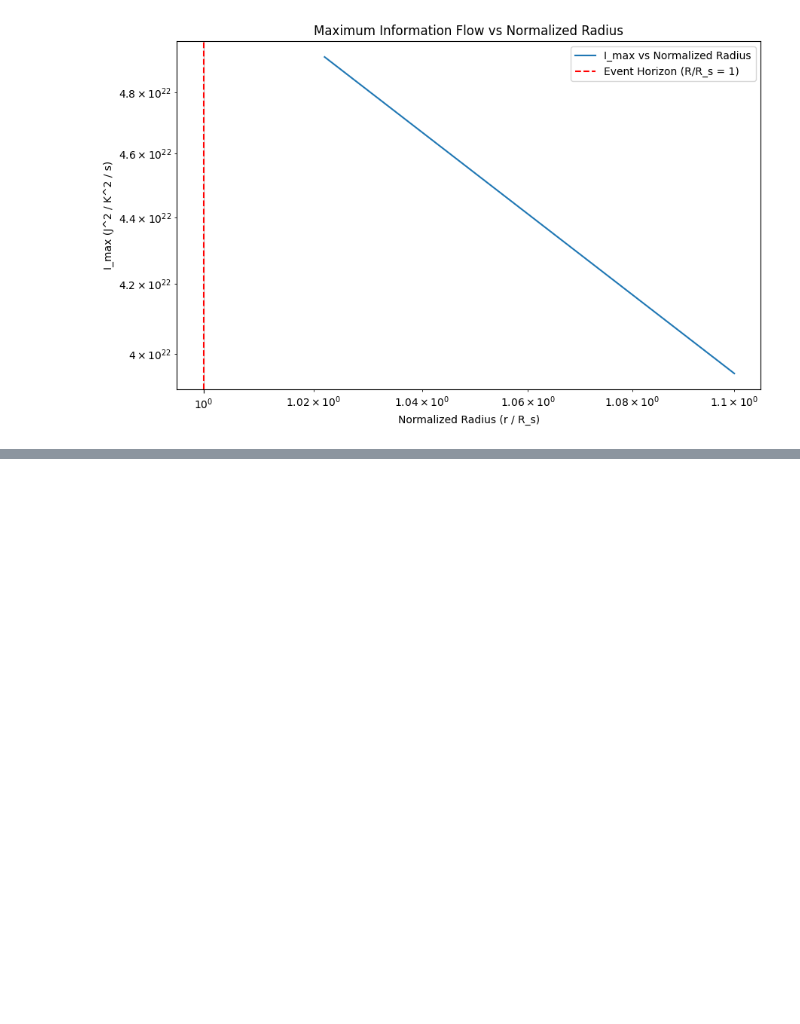
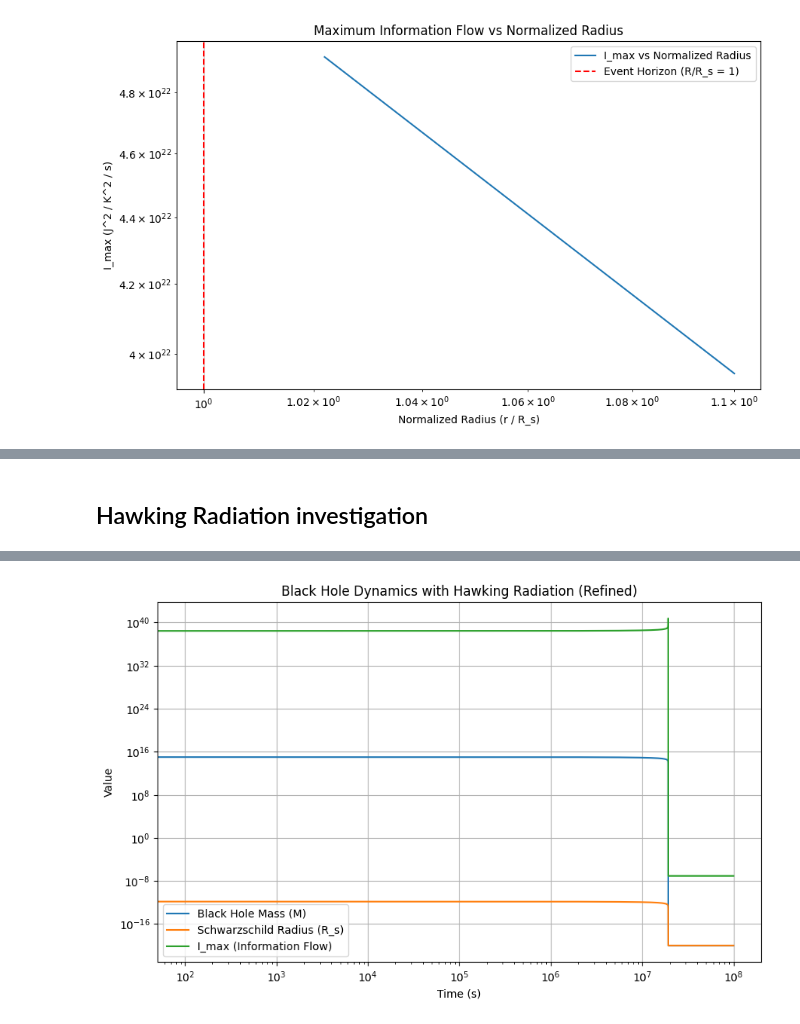
Before and after one commit to nking-1/Generativity, a Jupyter notebook: ComplexityEfficiency.ipynb, the cells around one changed output, grey strips where cells are left out. Cells and saved outputs as stored; diff of their text form; code cells hidden in the pictures; blank space fills up the shorter version.

Commit message:
Investigating black holes and wormholes

```diff
--- a/ComplexityEfficiency.ipynb
+++ b/ComplexityEfficiency.ipynb
@@ -2474,0 +2495,73 @@ Yes, this is **empirical evidence** of a natural law, grounded in computation. Y
+# %% [markdown]
+## Hawking Radiation investigation
+# %%
+import numpy as np
+import matplotlib.pyplot as plt
+
+# Constants
+G = 6.67430e-11       # Gravitational constant (m^3/kg/s^2)
+c = 3e8               # Speed of light (m/s)
+hbar = 1.0545718e-34  # Reduced Planck constant (J·s)
+k_B = 1.380649e-23    # Boltzmann constant (J/K)
+
+# Precomputed constants for optimization
+hawking_constant = hbar * c**6 / (G**2)  # Hawking radiation power factor
+schwarzschild_factor = 2 * G / c**2      # Schwarzschild radius factor
+
+# Black hole parameters (scaled down for faster dynamics)
+M = 1e15  # Smaller black hole mass (kg)
+R_s = schwarzschild_factor * M  # Schwarzschild radius (m)
+
+# Time and step parameters
+t_max = 1e8           # Extended simulation time to observe dynamics (s)
+dt = 1e2              # Smaller time step for better resolution
+steps = int(t_max / dt)
+
+# Arrays for tracking values
+time = np.linspace(0, t_max, steps)
+R_s_values = np.zeros(steps)
+M_values = np.zeros(steps)
+I_max_values = np.zeros(steps)
+
+# Initial conditions
+R_s_values[0] = R_s
+M_values[0] = M
+
+# Simulation loop
+for n in range(steps - 1):
+    # Compute mass loss rate
+    dot_M = max(-hawking_constant / M_values[n]**2, -1e20)  # Capped mass loss rate
+    M_values[n + 1] = max(M_values[n] + dot_M * dt, 1e-20)  # Avoid zero mass
+
+    # Update Schwarzschild radius
+    R_s_values[n + 1] = max(schwarzschild_factor * M_values[n + 1], 1e-20)  # Avoid zero radius
+
+    # Compute maximum information flow
+    rho = M_values[n + 1] / R_s_values[n + 1]**3
+    I_max_values[n] = (k_B**2 * rho**2 * R_s_values[n + 1]**3 * c) / G
+
+    # Print debugging information every 100,000 steps
+    if n % 100000 == 0:
+        print(f"Step {n}: M = {M_values[n]:.3e}, R_s = {R_s_values[n]:.3e}, I_max = {I_max_values[n]:.3e}")
+
+# Filter valid values for plotting
+valid_indices = (M_values > 0) & (R_s_values > 0) & (I_max_values > 0)
+time_valid = time[valid_indices]
+M_valid = M_values[valid_indices]
+R_s_valid = R_s_values[valid_indices]
+I_max_valid = I_max_values[valid_indices]
+
+# Plotting
+plt.figure(figsize=(10, 6))
+plt.plot(time_valid, M_valid, label="Black Hole Mass (M)")
+plt.plot(time_valid, R_s_valid, label="Schwarzschild Radius (R_s)")
+plt.plot(time_valid, I_max_valid, label="I_max (Information Flow)")
+plt.xscale("log")
+plt.yscale("log")
+plt.xlabel("Time (s)")
+plt.ylabel("Value")
+plt.title("Black Hole Dynamics with Hawking Radiation (Refined)")
+plt.legend()
+plt.grid(True)
+plt.show()
+# %% [output]
@@ -2474,0 +2578 @@ Yes, this is **empirical evidence** of a natural law, grounded in computation. Y
+[figure, added]
```
Also changed, not shown: parts of 6 cells of this notebook.
